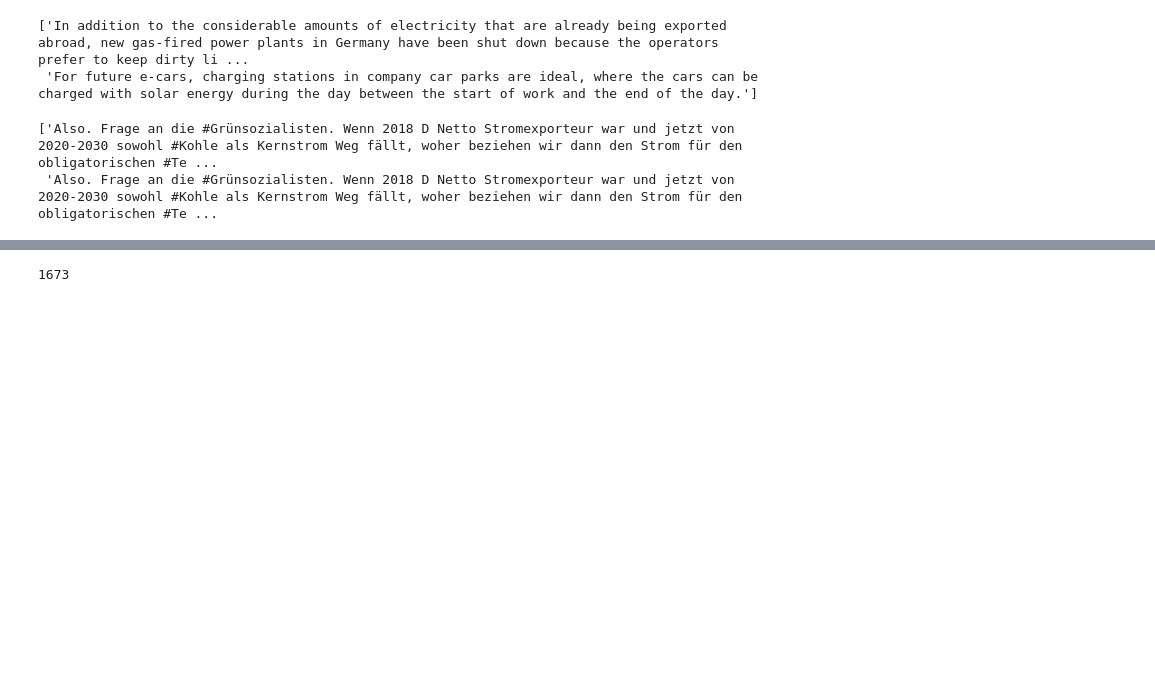
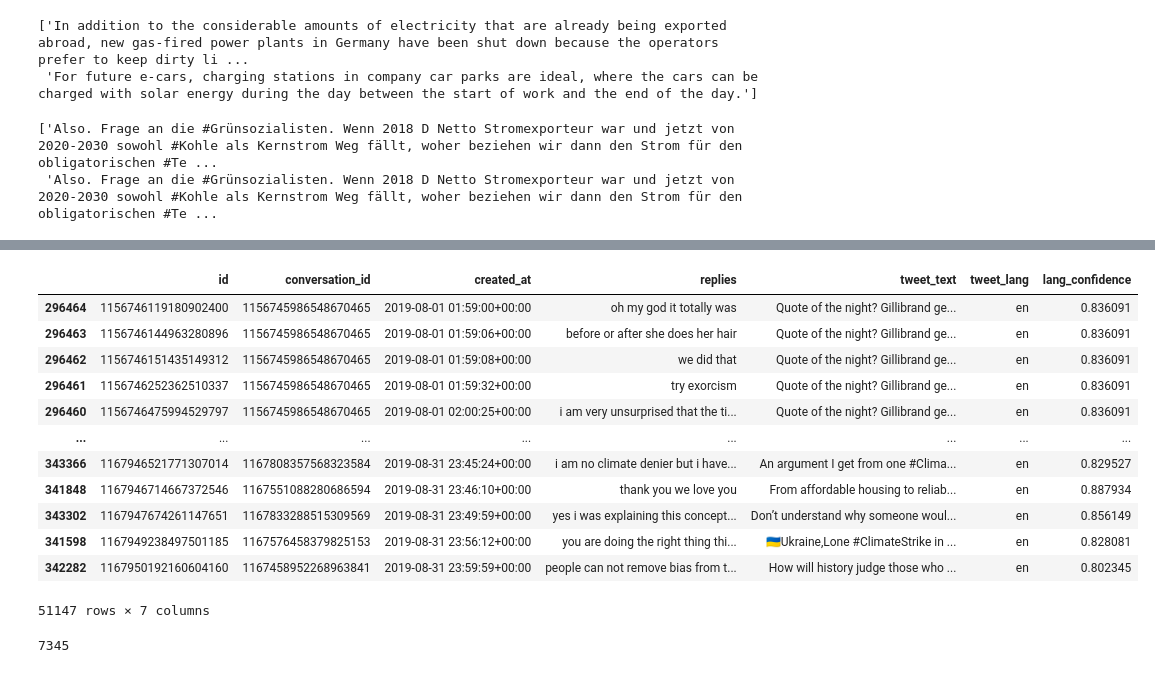
Before and after one commit to tyagiprnv/masterthesis, a Jupyter notebook: src/notebooks/data_preprocessing.ipynb, the cells around one changed output, grey strips where cells are left out. Drawn from its saved outputs; the diff is of its cells as text; code cells hidden in the pictures; blank space fills up the shorter version.

```diff
--- a/src/notebooks/data_preprocessing.ipynb
+++ b/src/notebooks/data_preprocessing.ipynb
@@ -242,5 +245,5 @@ tweet_replies_feb_2019.head()
 # %%
-tweet_replies_feb_2019_en = tweet_replies_feb_2019.query("tweet_lang == 'en'").copy()
+tweet_replies_aug_2019_en = tweet_replies_aug_2019.query("tweet_lang == 'en'").copy()
 # %%
-tweet_replies_feb_2019_en.dropna(subset='replies', inplace=True)
+tweet_replies_aug_2019_en.dropna(subset='replies', inplace=True)
 # %%
@@ -264,4 +251,20 @@ tweet_replies_feb_2019_en
+# %%
+tweet_replies_aug_2019_en
+# %% [output]
+|  | id | conversation_id | created_at | replies | tweet_text | tweet_lang | lang_confidence |
+| 296464 | 1156746119180902400 | 1156745986548670465 | 2019-08-01 01:59:00+00:00 | oh my god it totally was | Quote of the night? Gillibrand ge... | en | 0.836091 |
+| 296463 | 1156746144963280896 | 1156745986548670465 | 2019-08-01 01:59:06+00:00 | before or after she does her hair | Quote of the night? Gillibrand ge... | en | 0.836091 |
+| 296462 | 1156746151435149312 | 1156745986548670465 | 2019-08-01 01:59:08+00:00 | we did that | Quote of the night? Gillibrand ge... | en | 0.836091 |
+| 296461 | 1156746252362510337 | 1156745986548670465 | 2019-08-01 01:59:32+00:00 | try exorcism | Quote of the night? Gillibrand ge... | en | 0.836091 |
+| 296460 | 1156746475994529797 | 1156745986548670465 | 2019-08-01 02:00:25+00:00 | i am very unsurprised that the ti... | Quote of the night? Gillibrand ge... | en | 0.836091 |
+| ... | ... | ... | ... | ... | ... | ... | ... |
+| 343366 | 1167946521771307014 | 1167808357568323584 | 2019-08-31 23:45:24+00:00 | i am no climate denier but i have... | An argument I get from one #Clima... | en | 0.829527 |
+| 341848 | 1167946714667372546 | 1167551088280686594 | 2019-08-31 23:46:10+00:00 | thank you we love you | From affordable housing to reliab... | en | 0.887934 |
+| 343302 | 1167947674261147651 | 1167833288515309569 | 2019-08-31 23:49:59+00:00 | yes i was explaining this concept... | Don’t understand why someone woul... | en | 0.856149 |
+| 341598 | 1167949238497501185 | 1167576458379825153 | 2019-08-31 23:56:12+00:00 | you are doing the right thing thi... | 🇺🇦Ukraine,Lone #ClimateStrike in ... | en | 0.828081 |
+| 342282 | 1167950192160604160 | 1167458952268963841 | 2019-08-31 23:59:59+00:00 | people can not remove bias from t... | How will history judge those who ... | en | 0.802345 |
+51147 rows × 7 columns
 # %%
-len(tweet_replies_feb_2019_en['conversation_id'].unique())
+len(tweet_replies_aug_2019_en['conversation_id'].unique())
 # %% [output]
-1673
+7345
```
Also changed, not shown: parts of 37 cells of this notebook.
